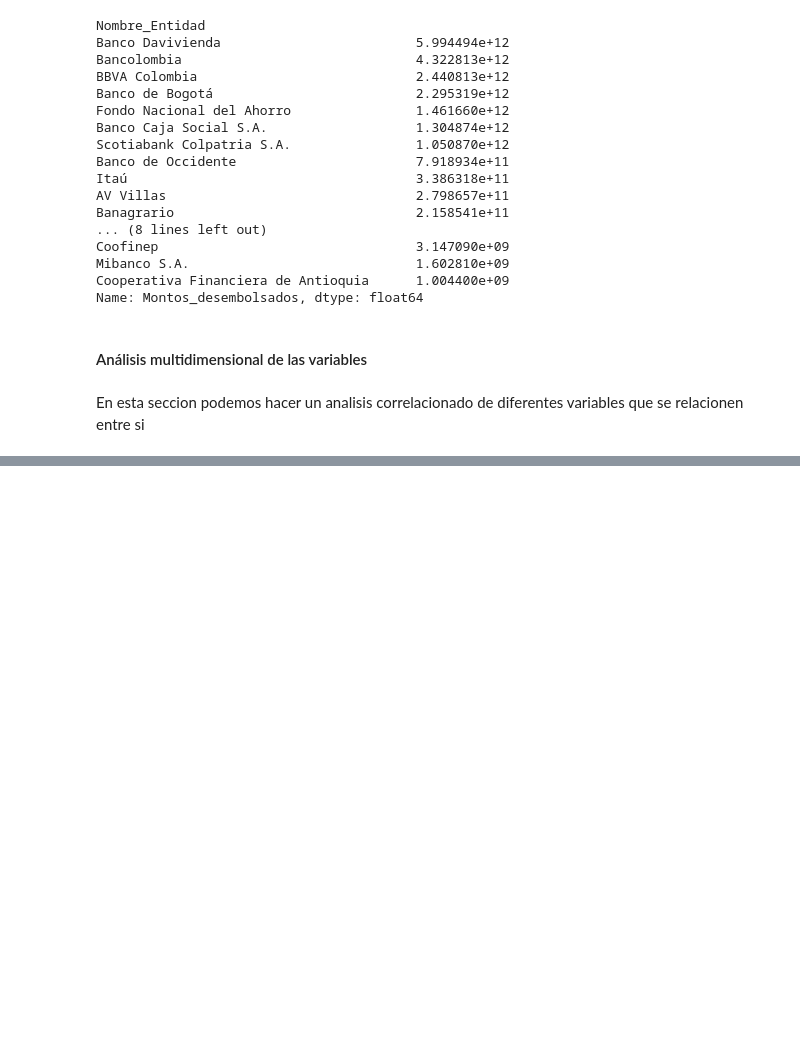
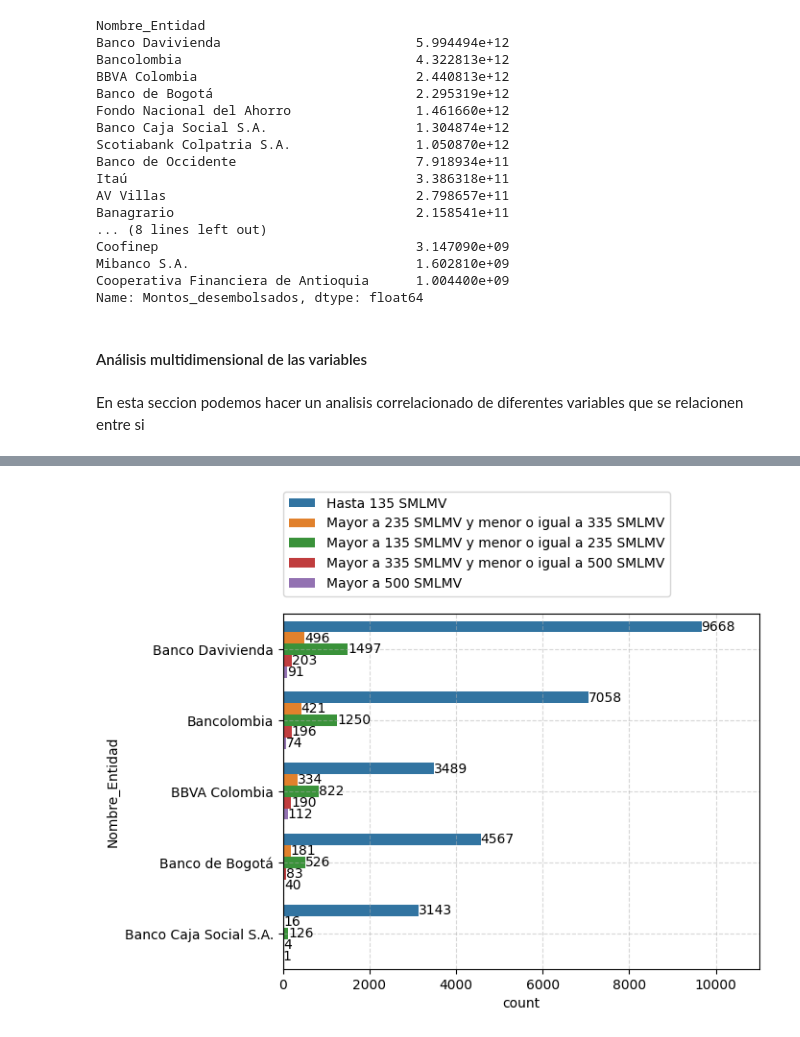
Before and after one commit to HomemChristo/Tasas_Vivienda, a Jupyter notebook: notebooks/2_Exploracion.ipynb, the cells around one changed output, grey strips where cells are left out. Saved outputs shown, nothing was run; the diff lists cells and outputs as text; code cells hidden in the pictures; blank space fills up the shorter version.

Commit message:
Countplot update

```diff
--- a/notebooks/2_Exploracion.ipynb
+++ b/notebooks/2_Exploracion.ipynb
@@ -131,3 +131,13 @@ top_desembolsos
 | La Hipotecaria | 1.052202e+09 | NaN | 5.848506e+09 | 2.509332e+10 | ... |
 | Mibanco S.A. | 7.577256e+08 | NaN | 8.450843e+08 | NaN | ... |
 | Scotiabank Colpatria S.A. | 7.583479e+11 | 5.911959e+10 | 1.242706e+11 | 3.645922e+10 | ... |
+# %%
+ax = sns.countplot(data=df,y='Nombre_Entidad', order=df['Nombre_Entidad'].value_counts().index[0:5], hue='Rango_monto_desembolsado',dodge=True)
+plt.legend(bbox_to_anchor=(0.001, 1.05), borderaxespad=0)
+plt.grid(linestyle='--', alpha=0.5)
+for container in ax.containers:
+    ax.bar_label(container, label_type='edge')
+ax.set_xlim(right=11000)
+plt.show()
+# %% [output]
+[figure, added]
```
